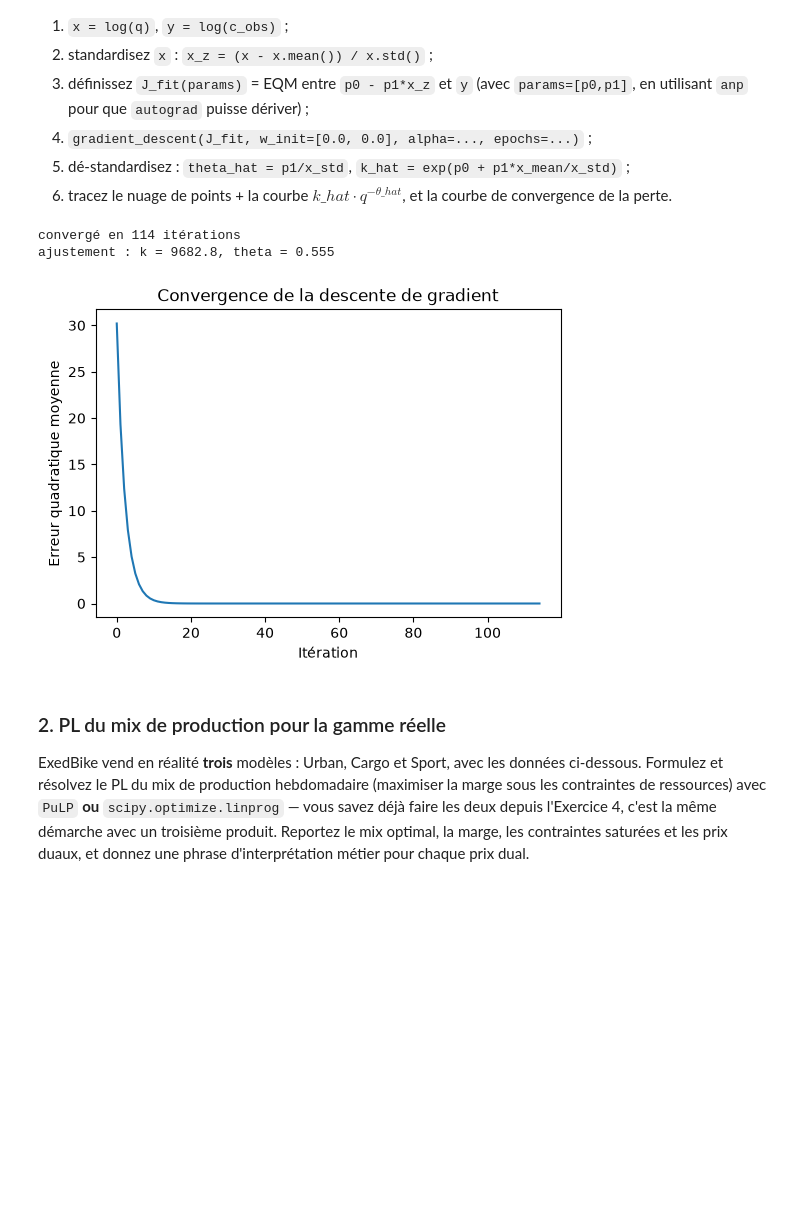
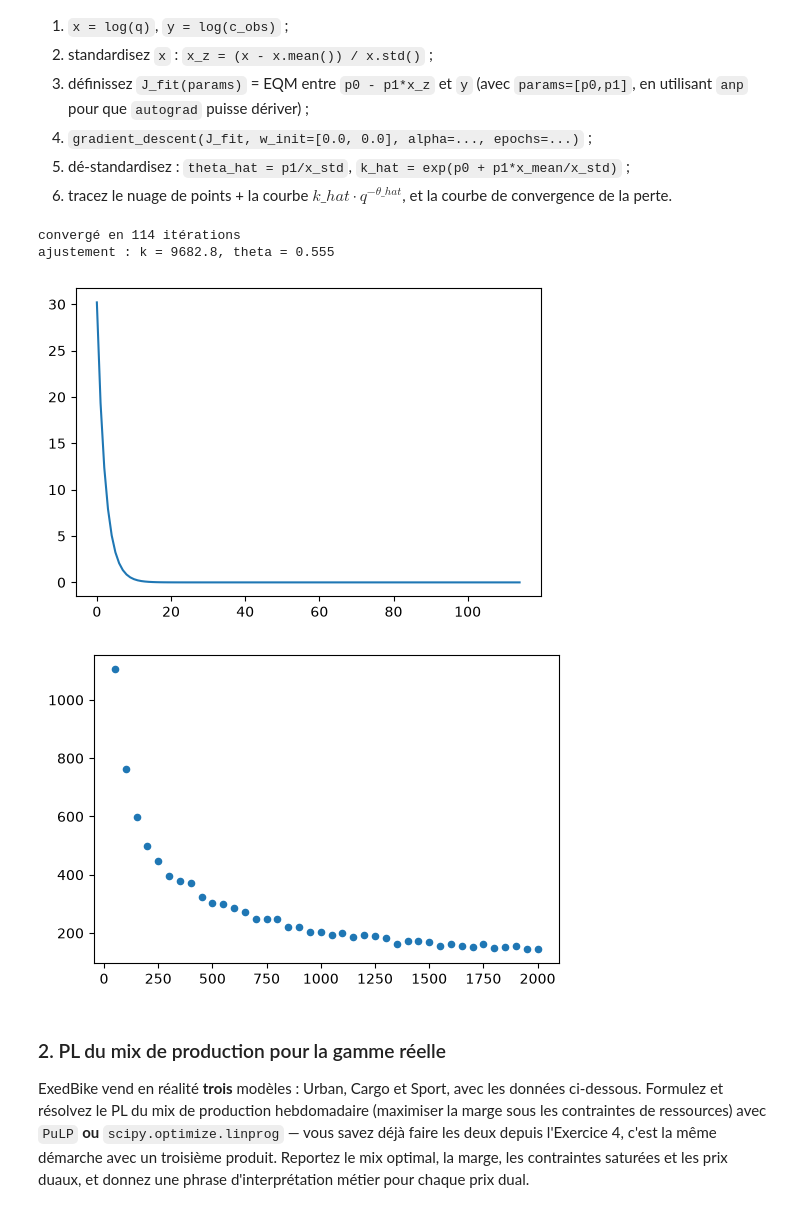
Before and after one commit to Pierre-ING-AI/S1-LP, a Jupyter notebook: Seance1_TP1_optimisation_continue_lineaire.ipynb, the cells around one changed output. Saved outputs shown, nothing was run; the diff lists cells and outputs as text; code cells hidden in the pictures; blank space fills up the shorter version.

```diff
--- a/Seance1_TP1_optimisation_continue_lineaire.ipynb
+++ b/Seance1_TP1_optimisation_continue_lineaire.ipynb
@@ -474,37 +501,39 @@ params_star, hist = gradient_descent(
     J_fit,
     w_init=[0.0, 0.0],
     alpha=0.1,
     epochs=5000,
     eps=1e-10
 )
 
 p0, p1 = params_star
 
 # dé-standardisation
 theta_hat = p1 / x_std
 k_hat = np.exp(p0 + p1 * x_mean / x_std)
 
 # ... standardisation, J_fit, gradient_descent, dé-standardisation ...
 
 print(f"convergé en {len(hist)-1} itérations")
 print(f"ajustement : k = {k_hat:.1f}, theta = {theta_hat:.3f}")
 
 # ... graphiques (nuage + ajustement, courbe de convergence) ...
 
 loss = []
 for params in hist:
     loss.append(J_fit(params))
 
 plt.figure()
 plt.plot(loss)
-plt.xlabel("Itération")
-plt.ylabel("Erreur quadratique moyenne")
-plt.title("Convergence de la descente de gradient")
 plt.show()
+
+plt.figure()
+plt.scatter(q, c_obs, s=20, label="coût unitaire observé")
+plt.show()
 # %% [output]
 convergé en 114 itérations
 ajustement : k = 9682.8, theta = 0.555
-[figure, old version]
+[figure, new version]
+[figure, added]
 # %% [markdown]
 ### 2. PL du mix de production pour la gamme réelle
 
```
Also changed, not shown: parts of 5 cells of this notebook.
